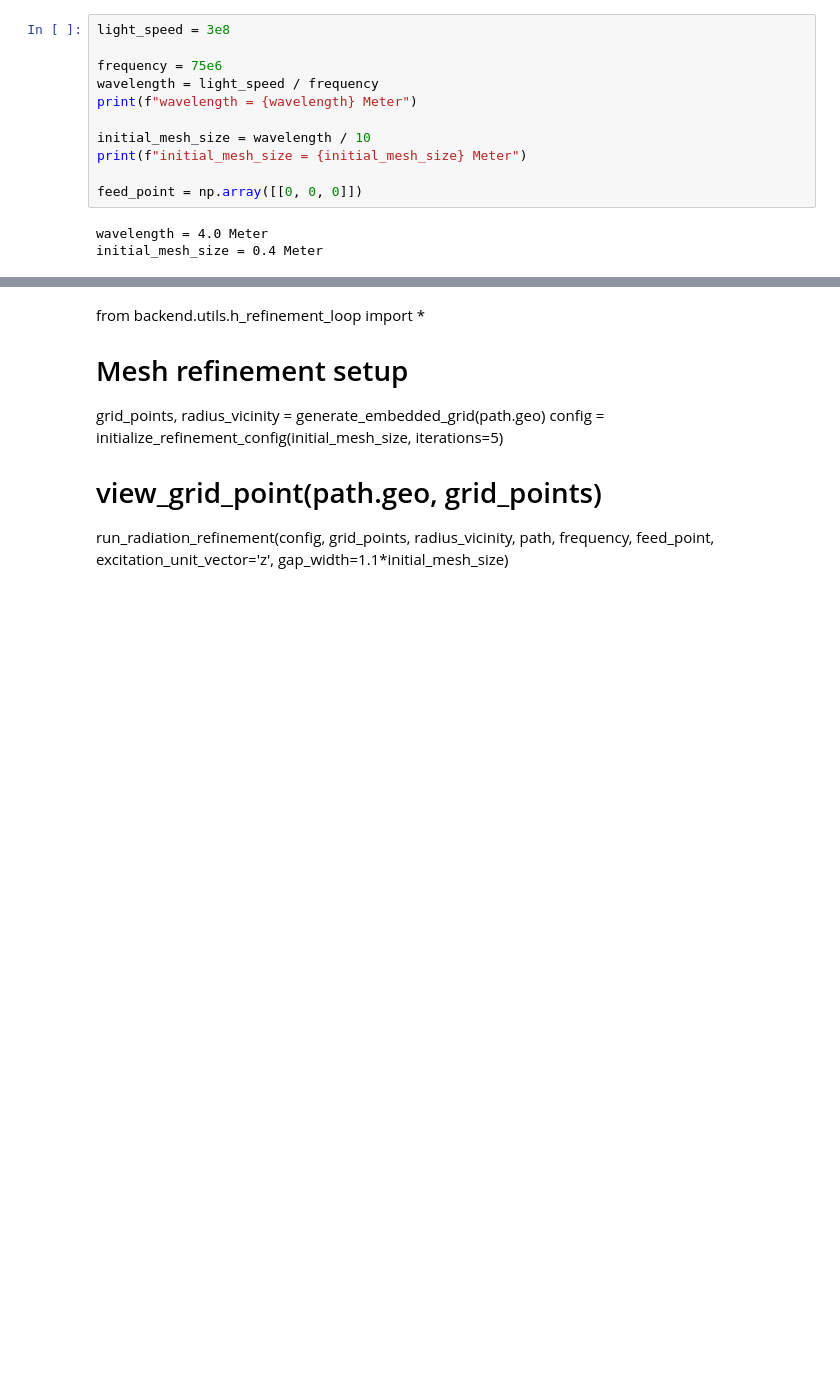
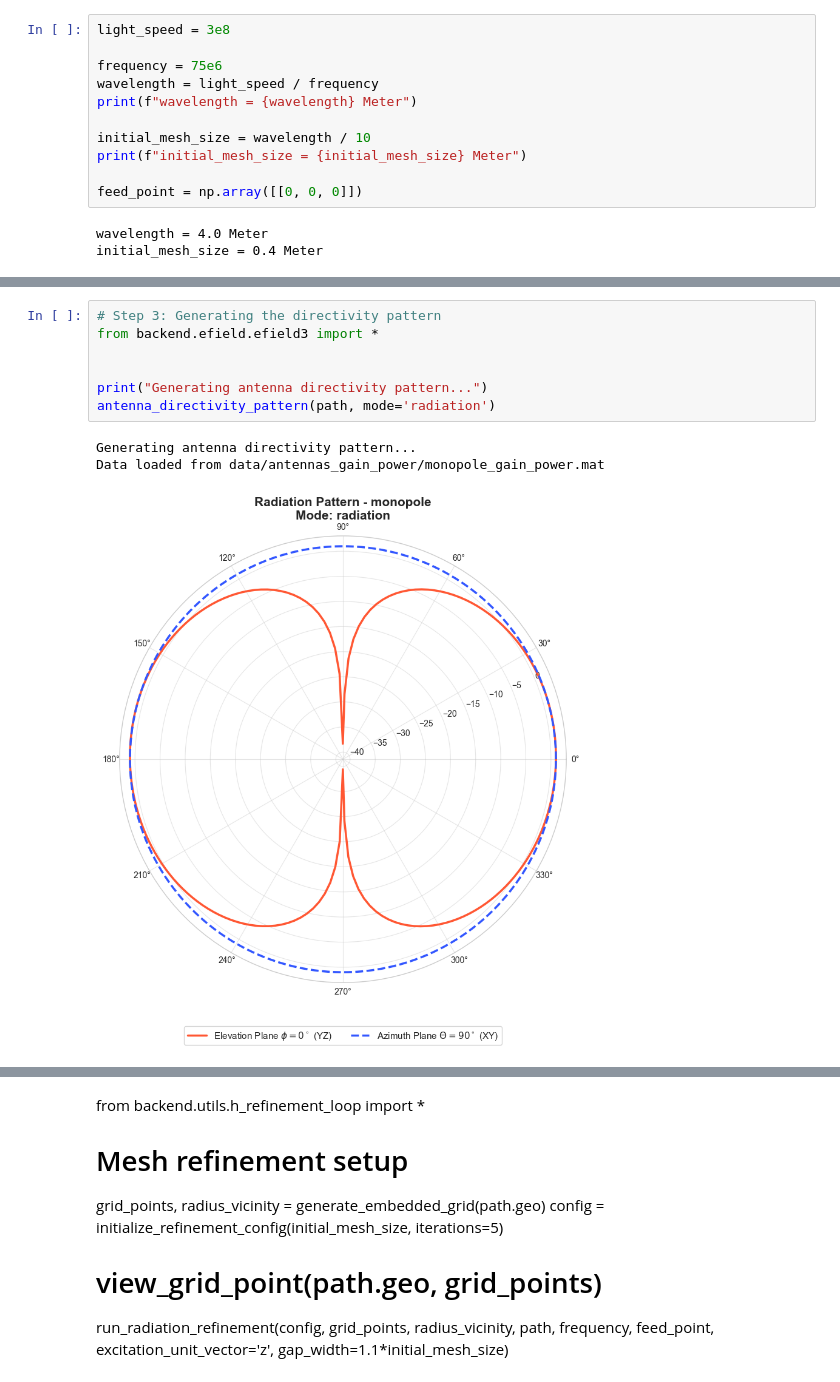
Before and after one commit to FahdilOuro/Antenna_Solver_MoM, a Jupyter notebook: backend/antenna_simulation/gap_voltage_implementation/monopole_gap_radiation.ipynb, the cells around one changed output, grey strips where cells are left out. Cells and saved outputs as stored; diff of their text form; blank space fills up the shorter version.

```diff
--- a/backend/antenna_simulation/gap_voltage_implementation/monopole_gap_radiation.ipynb
+++ b/backend/antenna_simulation/gap_voltage_implementation/monopole_gap_radiation.ipynb
@@ -79,0 +109,11 @@ Maximum Surface Current Density : 0.5761505425298552 (A/m)
+# %%
+# Step 3: Generating the directivity pattern
+from backend.efield.efield3 import *
+
+
+print("Generating antenna directivity pattern...")
+antenna_directivity_pattern(path, mode='radiation')
+# %% [output]
+Generating antenna directivity pattern...
+Data loaded from data/antennas_gain_power/monopole_gain_power.mat
+[figure, added]
```
Also changed, not shown: parts of 7 cells of this notebook, 14 other files.
